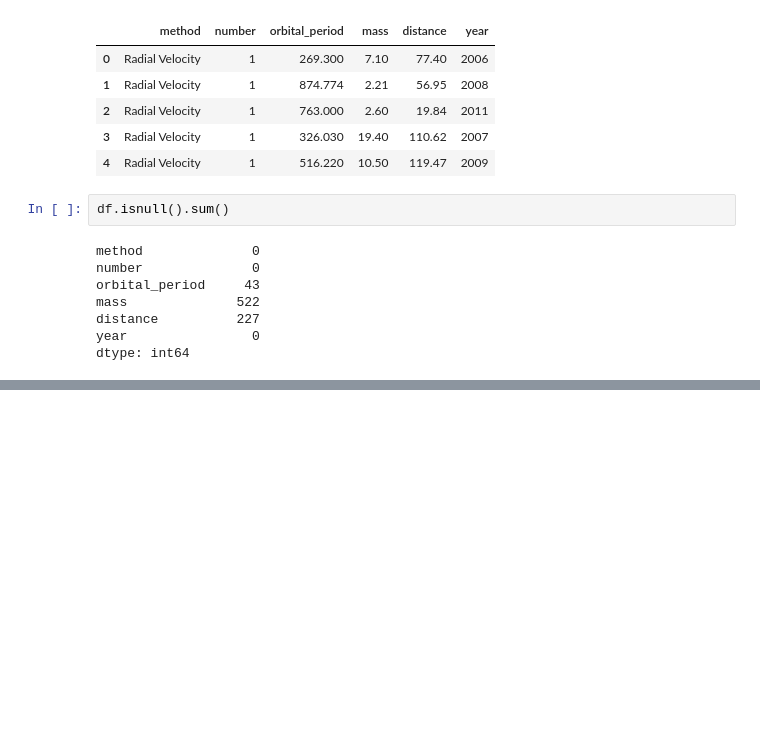
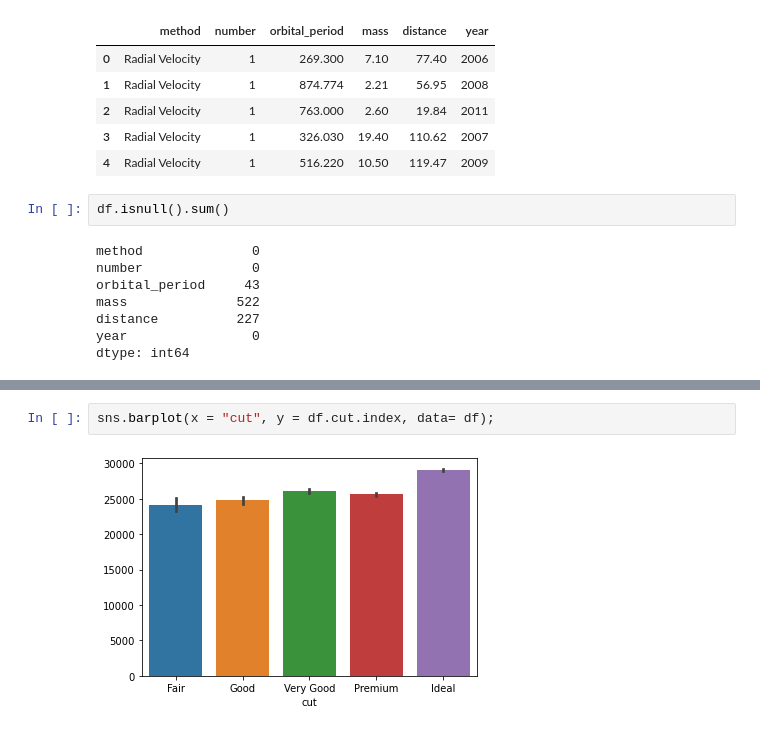
Before and after one commit to tacettinkustu/Data-Analysis, a Jupyter notebook: Data Visualization/data-visualization.ipynb, the cells around one changed output, grey strips where cells are left out. Drawn from its saved outputs; the diff is of its cells as text; blank space fills up the shorter version.

```diff
--- a/Data Visualization/data-visualization.ipynb
+++ b/Data Visualization/data-visualization.ipynb
@@ -188,0 +425,4 @@ dtype: int64
+# %%
+sns.barplot(x = "cut", y = df.cut.index, data= df);
+# %% [output]
+[figure, added]
```
Also changed, not shown: parts of 29 cells of this notebook.
